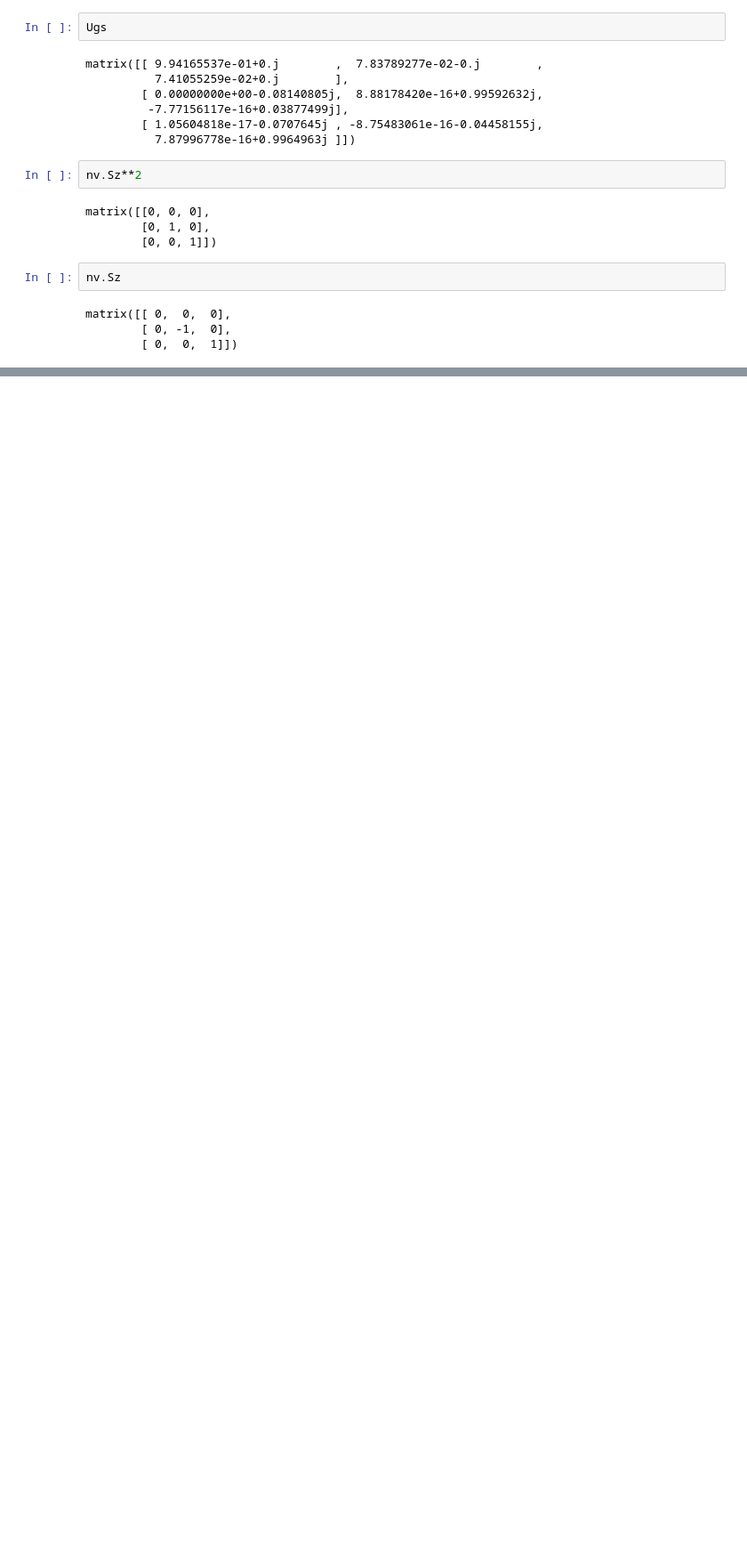
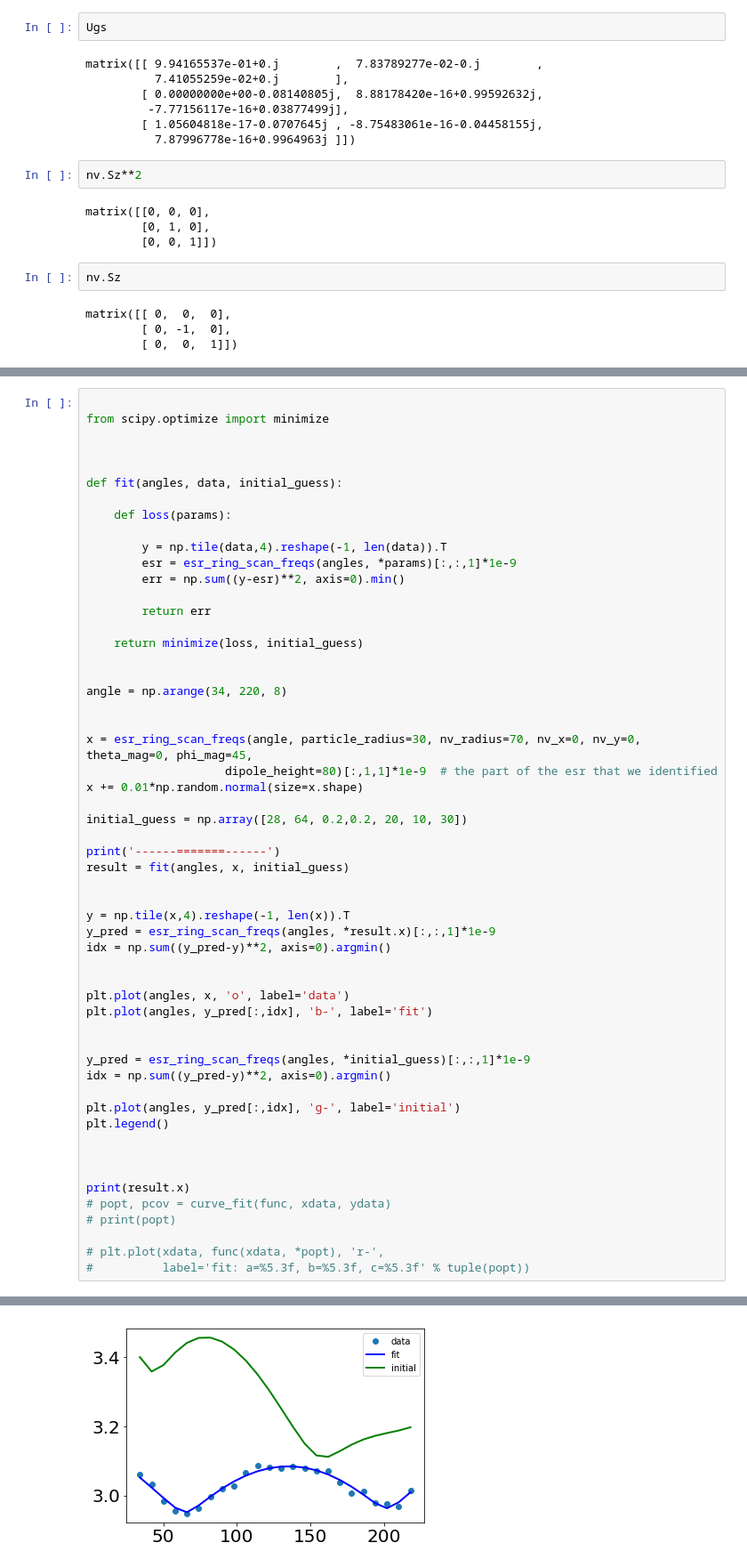
Before and after one commit to JanGieseler/pynvcenter, a Jupyter notebook: notebooks/NV_center_properties.ipynb, the cells around one changed output, grey strips where cells are left out. Shown at 89% size. Drawn from its saved outputs; the diff is of its cells as text; blank space fills up the shorter version.

Commit message:
added fit function to fit esr data on arc to magnetic dipole

```diff
--- a/notebooks/NV_center_properties.ipynb
+++ b/notebooks/NV_center_properties.ipynb
@@ -945,0 +978,56 @@ matrix([[ 0,  0,  0],
+# %%
+
+from scipy.optimize import minimize
+
+
+
+def fit(angles, data, initial_guess):
+
+    def loss(params):
+
+        y = np.tile(data,4).reshape(-1, len(data)).T
+        esr = esr_ring_scan_freqs(angles, *params)[:,:,1]*1e-9
+        err = np.sum((y-esr)**2, axis=0).min()
+
+        return err
+
+    return minimize(loss, initial_guess)
+
+
+angle = np.arange(34, 220, 8)
+
+
+x = esr_ring_scan_freqs(angle, particle_radius=30, nv_radius=70, nv_x=0, nv_y=0, theta_mag=0, phi_mag=45,
+                    dipole_height=80)[:,1,1]*1e-9  # the part of the esr that we identified
+x += 0.01*np.random.normal(size=x.shape)
+
+initial_guess = np.array([28, 64, 0.2,0.2, 20, 10, 30])
+
+print('------=======------')
+result = fit(angles, x, initial_guess)
+
+
+y = np.tile(x,4).reshape(-1, len(x)).T
+y_pred = esr_ring_scan_freqs(angles, *result.x)[:,:,1]*1e-9
+idx = np.sum((y_pred-y)**2, axis=0).argmin()
+
+
+plt.plot(angles, x, 'o', label='data')
+plt.plot(angles, y_pred[:,idx], 'b-', label='fit')
+
+
+y_pred = esr_ring_scan_freqs(angles, *initial_guess)[:,:,1]*1e-9
+idx = np.sum((y_pred-y)**2, axis=0).argmin()
+
+plt.plot(angles, y_pred[:,idx], 'g-', label='initial')
+plt.legend()
+
+
+
+print(result.x)
+# popt, pcov = curve_fit(func, xdata, ydata)
+# print(popt)
+
+# plt.plot(xdata, func(xdata, *popt), 'r-',
+#          label='fit: a=%5.3f, b=%5.3f, c=%5.3f' % tuple(popt))
+# %% [output]
@@ -945,0 +1037 @@ matrix([[ 0,  0,  0],
+[figure, added]
```
Also changed, not shown: parts of 40 cells of this notebook, 3 other files.
